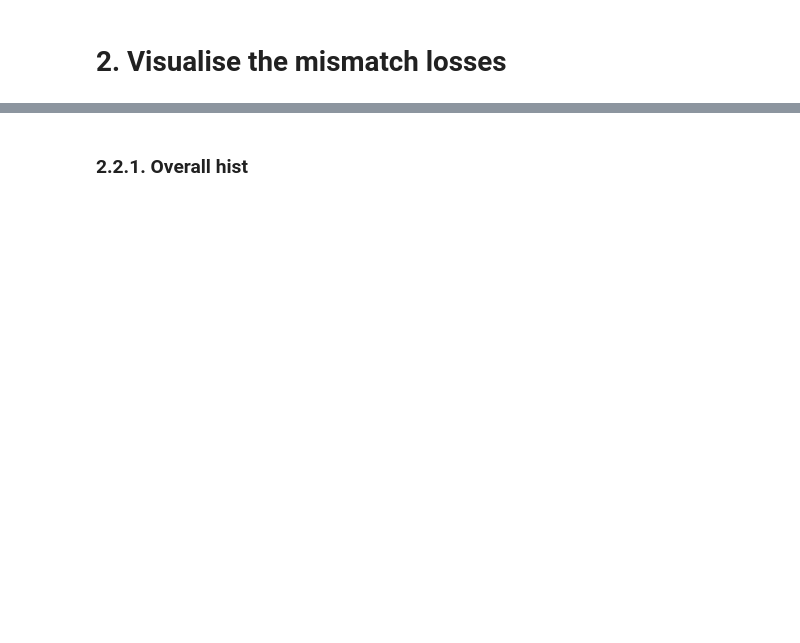
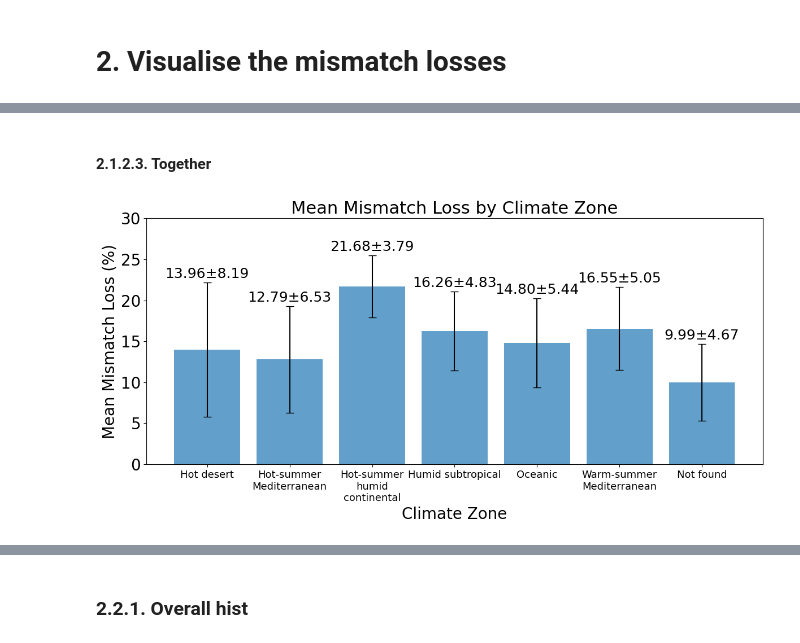
Before and after one commit to sijinwnag/24_09_24_Solar_Edge, a Jupyter notebook: Code/25_05_01_Mismatch_results_analyser.ipynb, the cells around one changed output, grey strips where cells are left out. Cells and saved outputs as stored; diff of their text form; code cells hidden in the pictures; blank space fills up the shorter version.

```diff
--- a/Code/25_05_01_Mismatch_results_analyser.ipynb
+++ b/Code/25_05_01_Mismatch_results_analyser.ipynb
@@ -140,0 +388,42 @@ combined_df.to_excel(os.path.join(ResultsFolder, 'combined_results_with_summary.
+# %% [markdown]
+#### 2.1.2.3. Together
+# %%
+# ...existing code...
+plt.figure(figsize=long_hoz_figsize)
+bars = plt.bar(
+    grouped_zone['Climate Zone'],
+    grouped_zone['mean'],
+    yerr=grouped_zone['std'],
+    alpha=0.7,
+    capsize=5
+)
+plt.xlabel('Climate Zone', fontsize=axis_label_size)
+plt.ylabel('Mean Mismatch Loss (%)', fontsize=axis_label_size)
+plt.title('Mean Mismatch Loss by Climate Zone', fontsize=title_size)
+
+# Wrap x labels and use smaller font
+wrapped_labels = [label if len(str(label)) < 18 else '\n'.join(str(label).split(' ')) for label in grouped_zone['Climate Zone']]
+plt.xticks(
+    ticks=np.arange(len(wrapped_labels)),
+    labels=wrapped_labels,
+    rotation=0,
+    ha='center',
+    fontsize=axis_num_size-7
+)
+plt.yticks(fontsize=axis_num_size)
+plt.ylim(0, 30)  # Set y-axis limit to 30%
+plt.tight_layout()
+
+# Add value and std on top of each bar
+for bar, mean, std in zip(bars, grouped_zone['mean'], grouped_zone['std']):
+    plt.text(
+        bar.get_x() + bar.get_width() / 2,
+        bar.get_height() + (std if not pd.isna(std) else 0) + 0.2,
+        f"{mean:.2f}±{std:.2f}" if not pd.isna(std) else f"{mean:.2f}",
+        ha='center',
+        va='bottom',
+        fontsize=axis_num_size-2
+    )
+plt.show()
+# %% [output]
+[figure, added]
```
Also changed, not shown: parts of 26 cells of this notebook, 1 other file.
